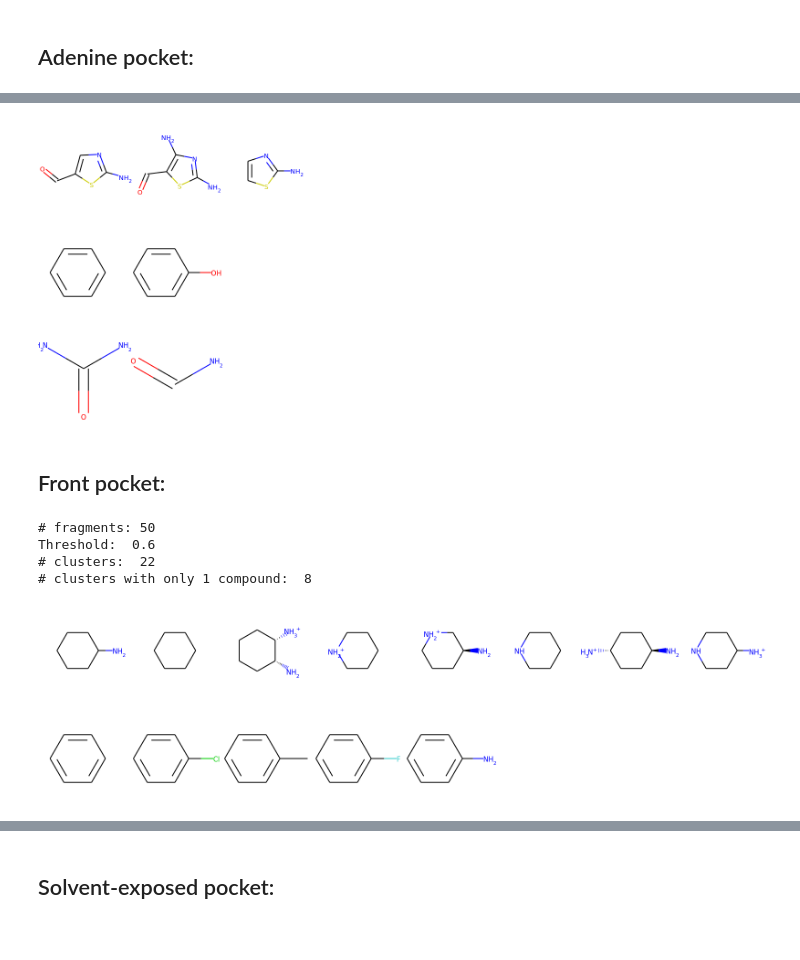
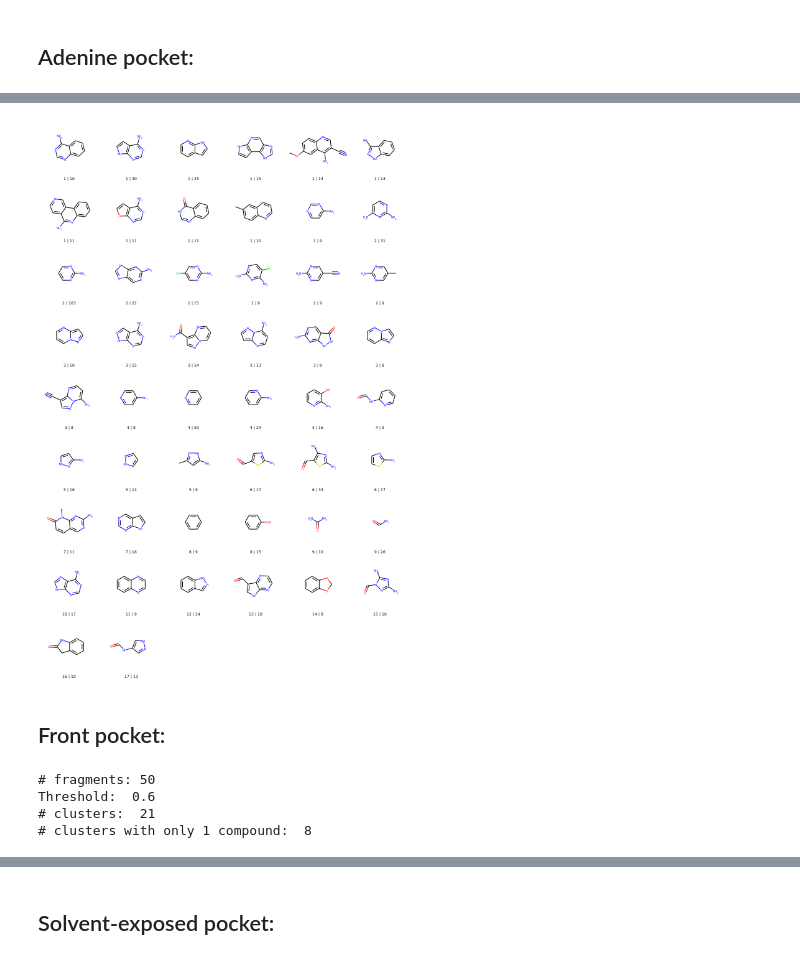
Before and after one commit to volkamerlab/KinaseFocusedFragmentLibrary, a Jupyter notebook: kinase_focused_fragment_library/analysis/fragment_analysis/cluster_most_common_fragments.ipynb, the cells around one changed output, grey strips where cells are left out. Saved outputs shown, nothing was run; the diff lists cells and outputs as text; code cells hidden in the pictures.

Commit message:
sort most common fragments by cluster

```diff
--- a/kinase_focused_fragment_library/analysis/fragment_analysis/cluster_most_common_fragments.ipynb
+++ b/kinase_focused_fragment_library/analysis/fragment_analysis/cluster_most_common_fragments.ipynb
@@ -9,6 +9,8 @@ from rdkit.Chem import Draw
 from rdkit.Chem.Draw import IPythonConsole
 # clustering
 from rdkit.Chem import rdFingerprintGenerator
+rdkit_gen = rdFingerprintGenerator.GetRDKitFPGenerator(maxPath=5)
+
 from rdkit import DataStructs
 from rdkit.ML.Cluster import Butina
 
@@ -101,3 +103,5 @@ frag_counts = df_AP.smiles.value_counts()
 frags_max = [Chem.MolFromSmiles(smiles) for smiles in frag_counts.index]
 # 50 most common fragments
 mols = frags_max[:50]
+mol_counts = frag_counts[:50]
+#mols_with_counts = pd.DataFrame(data=list(zip(mols, mol_counts)), columns=['mol', 'count'])
@@ -151,18 +127,16 @@ Draw.MolsToGridImage(cluster_mols,  molsPerRow=8)
-# %%
-cluster_mols = [mols[i] for i in clusters[6]]
-Draw.MolsToGridImage(cluster_mols,  molsPerRow=8)
-# %% [output]
-[figure, removed]
-# %%
-cluster_mols = [mols[i] for i in clusters[7]]
-Draw.MolsToGridImage(cluster_mols,  molsPerRow=8)
-# %% [output]
-[figure, removed]
-# %%
-cluster_mols = [mols[i] for i in clusters[8]]
-Draw.MolsToGridImage(cluster_mols,  molsPerRow=8)
-# %% [output]
-[figure, removed]
+# %%
+clustered_mols = []
+legends = []
+for c, cluster in enumerate(clusters):
+    clustered_mols.extend([mols[i] for i in cluster])
+    legends.extend([str(c+1) + ' | ' + str(mol_counts[i]) for i in cluster])
+# %%
+img = Draw.MolsToGridImage(clustered_mols, legends=legends,  molsPerRow=6)
+img.save('/home/paula/Masterarbeit/manuscript/Figures/clustered_ap.png')
+# %%
+img
+# %% [output]
+[figure, added]
 # %% [markdown]
 ## Front pocket:
 # %%
@@ -185,15 +160,5 @@ print("# clusters with only 1 compound: ", num_clust_g1)
 # %% [output]
 # fragments: 50
 Threshold:  0.6
-# clusters:  22
+# clusters:  21
 # clusters with only 1 compound:  8
-# %%
-cluster_mols = [mols[i] for i in clusters[0]]
-Draw.MolsToGridImage(cluster_mols,  molsPerRow=8)
-# %% [output]
-[figure, removed]
-# %%
-cluster_mols = [mols[i] for i in clusters[1]]
-Draw.MolsToGridImage(cluster_mols,  molsPerRow=8)
-# %% [output]
-[figure, removed]
```
Also changed, not shown: parts of 79 cells of this notebook.
